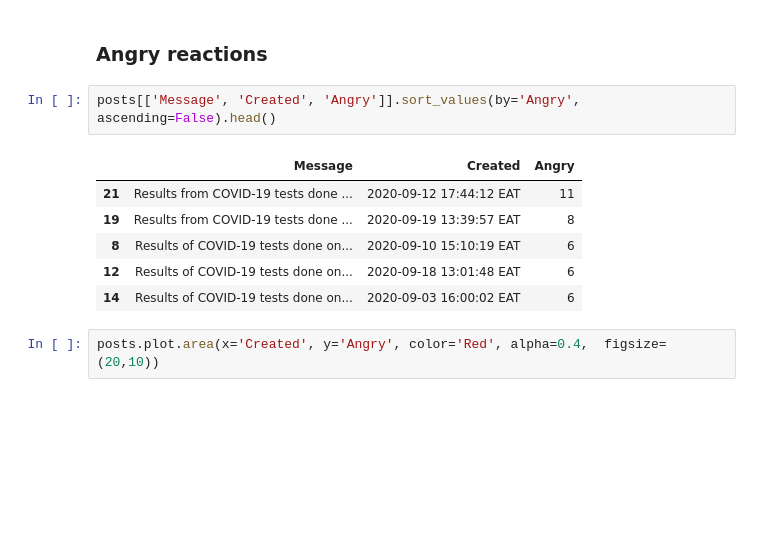
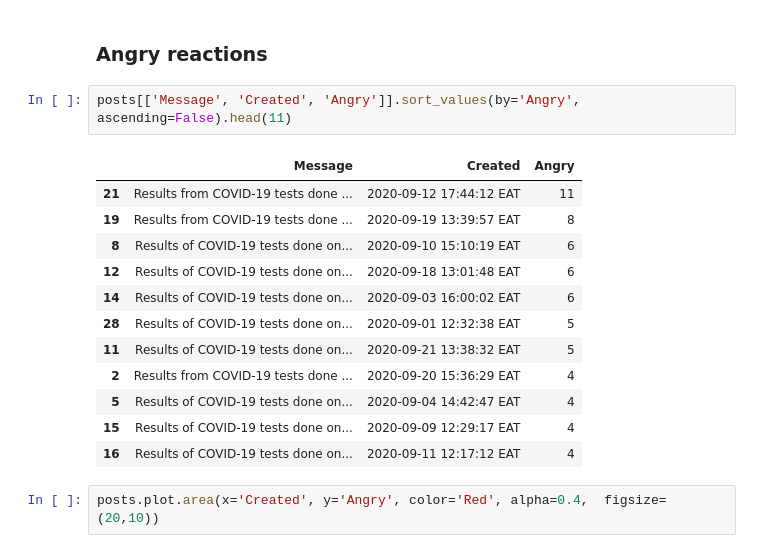
Before and after one commit to SunbirdAI/covid19-uganda-facebook-data-analysis, a Jupyter notebook: notebooks/MoH_page_posts_2.ipynb, the cells around one changed output. Saved outputs shown, nothing was run; the diff lists cells and outputs as text; blank space fills up the shorter version.

Commit message:
Redo stats for posts

```diff
--- a/notebooks/MoH_page_posts_2.ipynb
+++ b/notebooks/MoH_page_posts_2.ipynb
@@ -54,14 +54,20 @@ posts.plot.area(x='Created', y='Likes', color='Green', alpha=0.4,  figsize=(20,1
 # %% [markdown]
 ### Angry reactions
 # %%
-posts[['Message', 'Created', 'Angry']].sort_values(by='Angry', ascending=False).head()
+posts[['Message', 'Created', 'Angry']].sort_values(by='Angry', ascending=False).head(11)
 # %% [output]
 |  | Message | Created | Angry |
 | 21 | Results from COVID-19 tests done ... | 2020-09-12 17:44:12 EAT | 11 |
 | 19 | Results from COVID-19 tests done ... | 2020-09-19 13:39:57 EAT | 8 |
 | 8 | Results of COVID-19 tests done on... | 2020-09-10 15:10:19 EAT | 6 |
 | 12 | Results of COVID-19 tests done on... | 2020-09-18 13:01:48 EAT | 6 |
 | 14 | Results of COVID-19 tests done on... | 2020-09-03 16:00:02 EAT | 6 |
+| 28 | Results of COVID-19 tests done on... | 2020-09-01 12:32:38 EAT | 5 |
+| 11 | Results of COVID-19 tests done on... | 2020-09-21 13:38:32 EAT | 5 |
+| 2 | Results from COVID-19 tests done ... | 2020-09-20 15:36:29 EAT | 4 |
+| 5 | Results of COVID-19 tests done on... | 2020-09-04 14:42:47 EAT | 4 |
+| 15 | Results of COVID-19 tests done on... | 2020-09-09 12:29:17 EAT | 4 |
+| 16 | Results of COVID-19 tests done on... | 2020-09-11 12:17:12 EAT | 4 |
 # %%
 posts.plot.area(x='Created', y='Angry', color='Red', alpha=0.4,  figsize=(20,10))
 # %% [output]
```
Also changed, not shown: parts of 1 cell of this notebook.
